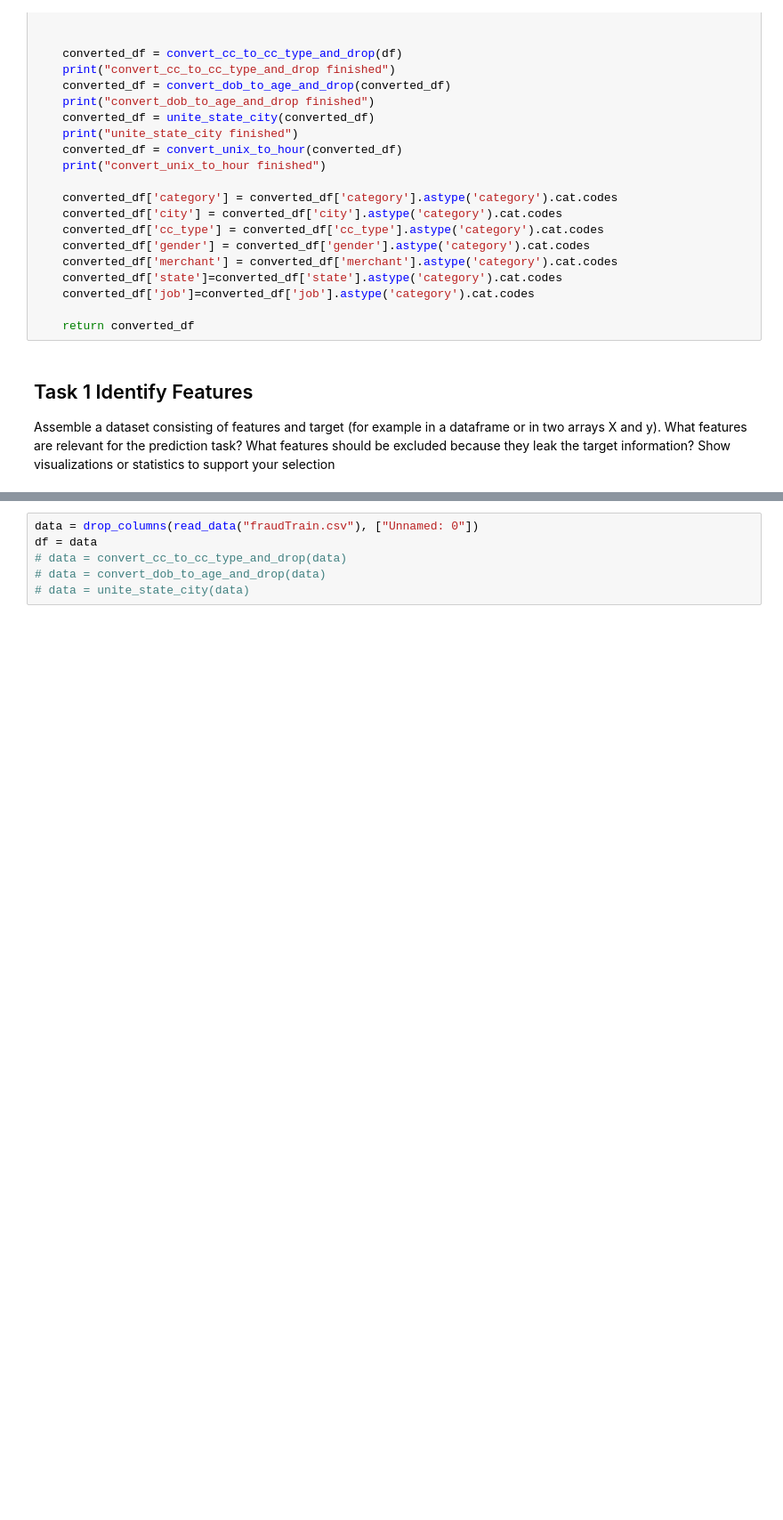
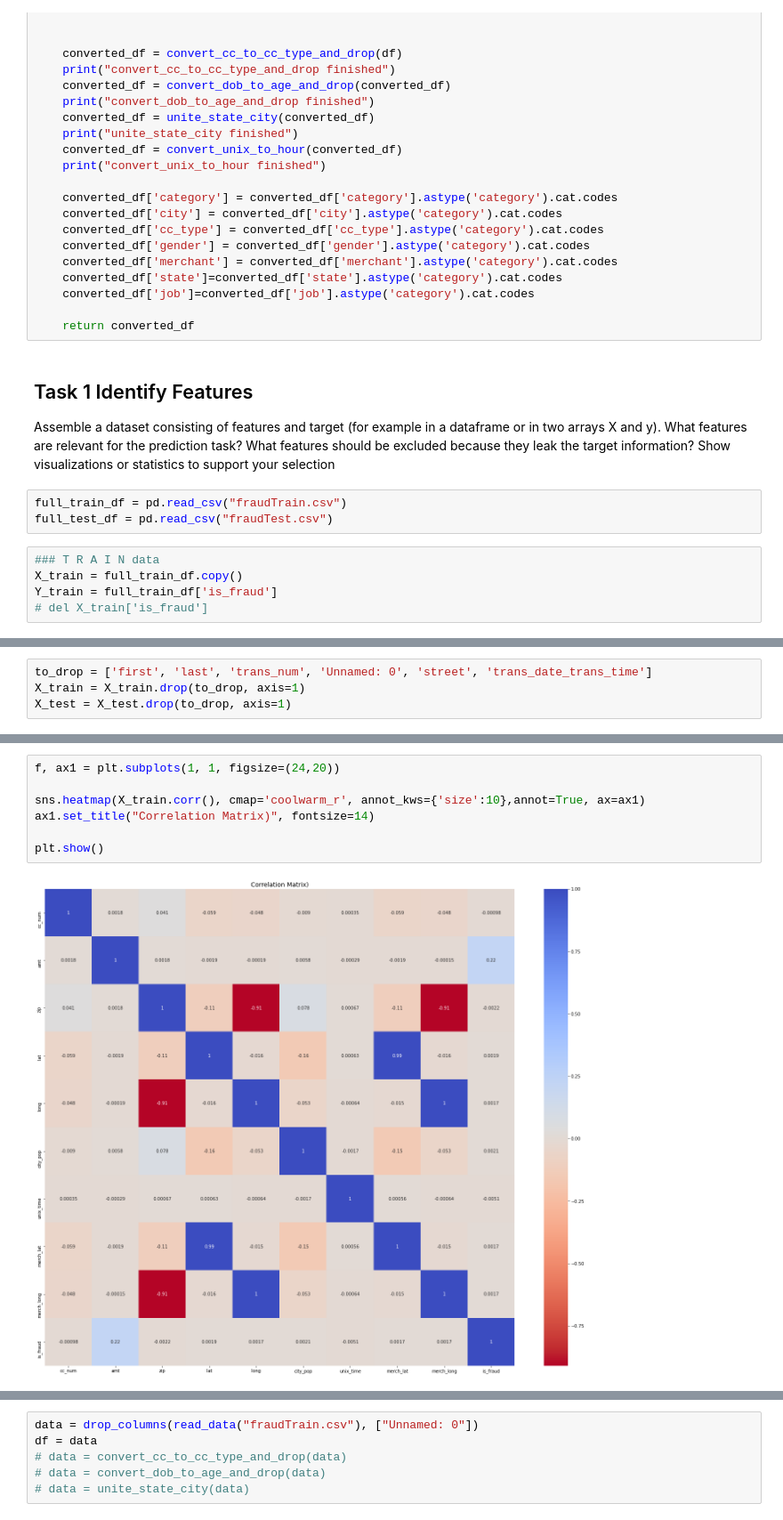
Before and after one commit to sashaaKr/master-of-science, a Jupyter notebook: semester_2/Advanced_Topics_in_Machine_Learning/assignment_2/Advanced Machine Learning - HW #2.ipynb, the cells around one changed output, grey strips where cells are left out. Shown at 89% size. Cells and saved outputs as stored; diff of their text form; blank space fills up the shorter version.

```diff
--- a/semester_2/Advanced_Topics_in_Machine_Learning/assignment_2/Advanced Machine Learning - HW #2.ipynb
+++ b/semester_2/Advanced_Topics_in_Machine_Learning/assignment_2/Advanced Machine Learning - HW #2.ipynb
@@ -394,3 +394,11 @@ def convert_and_scale(_df):
 # %% [markdown]
 ## Task 1 Identify Features
 Assemble a dataset consisting of features and target (for example in a dataframe or in two arrays X and y). What features are relevant for the prediction task? What features should be excluded because they leak the target information? Show visualizations or statistics to support your selection
+# %%
+full_train_df = pd.read_csv("fraudTrain.csv")
+full_test_df = pd.read_csv("fraudTest.csv")
+# %%
+### T R A I N data
+X_train = full_train_df.copy()
+Y_train = full_train_df['is_fraud']
+# del X_train['is_fraud']
@@ -396,0 +443,4 @@ Assemble a dataset consisting of features and target (for example in a dataframe
+# %%
+to_drop = ['first', 'last', 'trans_num', 'Unnamed: 0', 'street', 'trans_date_trans_time']
+X_train = X_train.drop(to_drop, axis=1)
+X_test = X_test.drop(to_drop, axis=1)
@@ -396,0 +468,9 @@ Assemble a dataset consisting of features and target (for example in a dataframe
+# %%
+f, ax1 = plt.subplots(1, 1, figsize=(24,20))
+
+sns.heatmap(X_train.corr(), cmap='coolwarm_r', annot_kws={'size':10},annot=True, ax=ax1)
+ax1.set_title("Correlation Matrix)", fontsize=14)
+
+plt.show()
+# %% [output]
+[figure, added]
```
Also changed, not shown: parts of 18 cells of this notebook, 2 other files.
